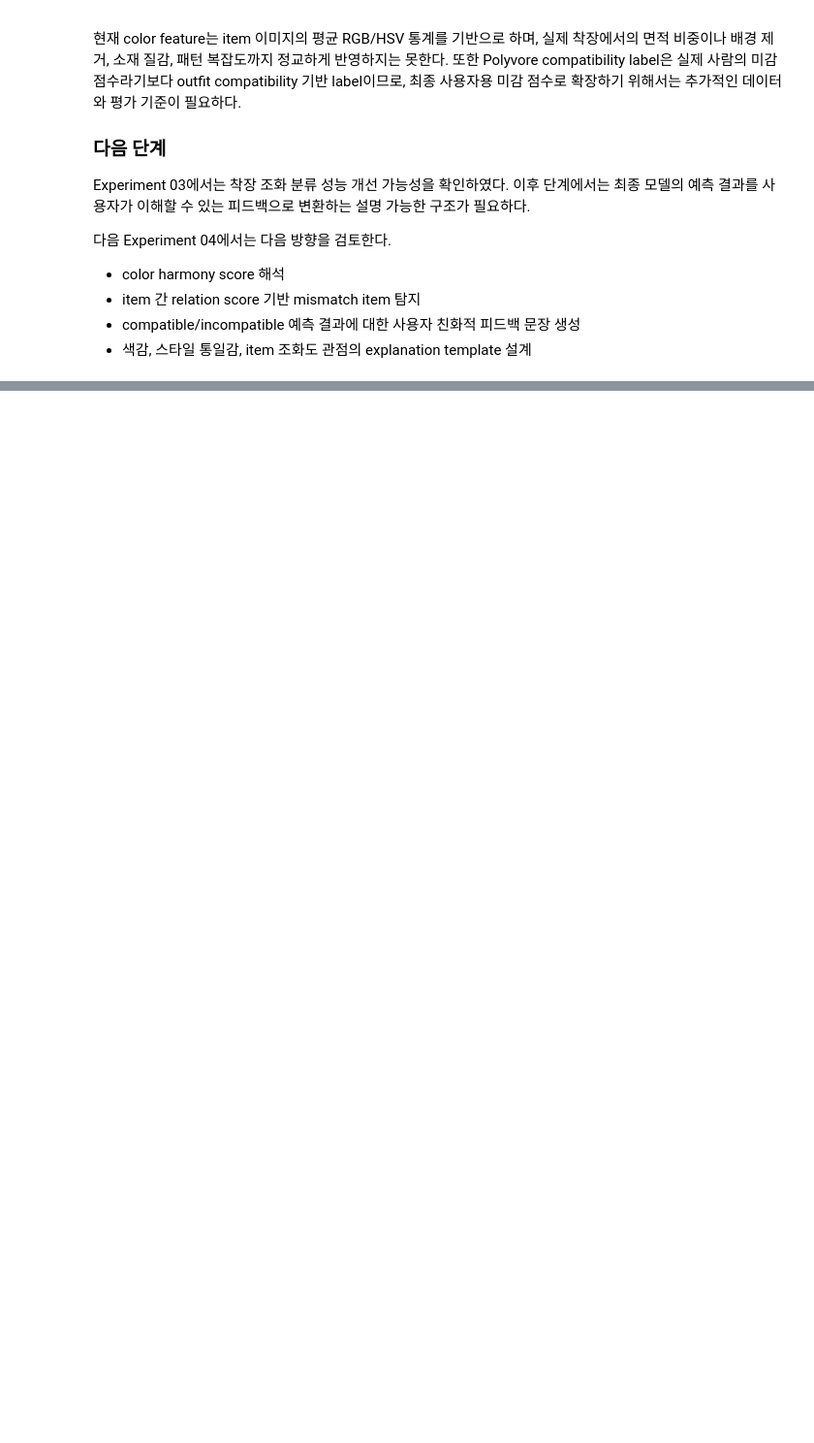
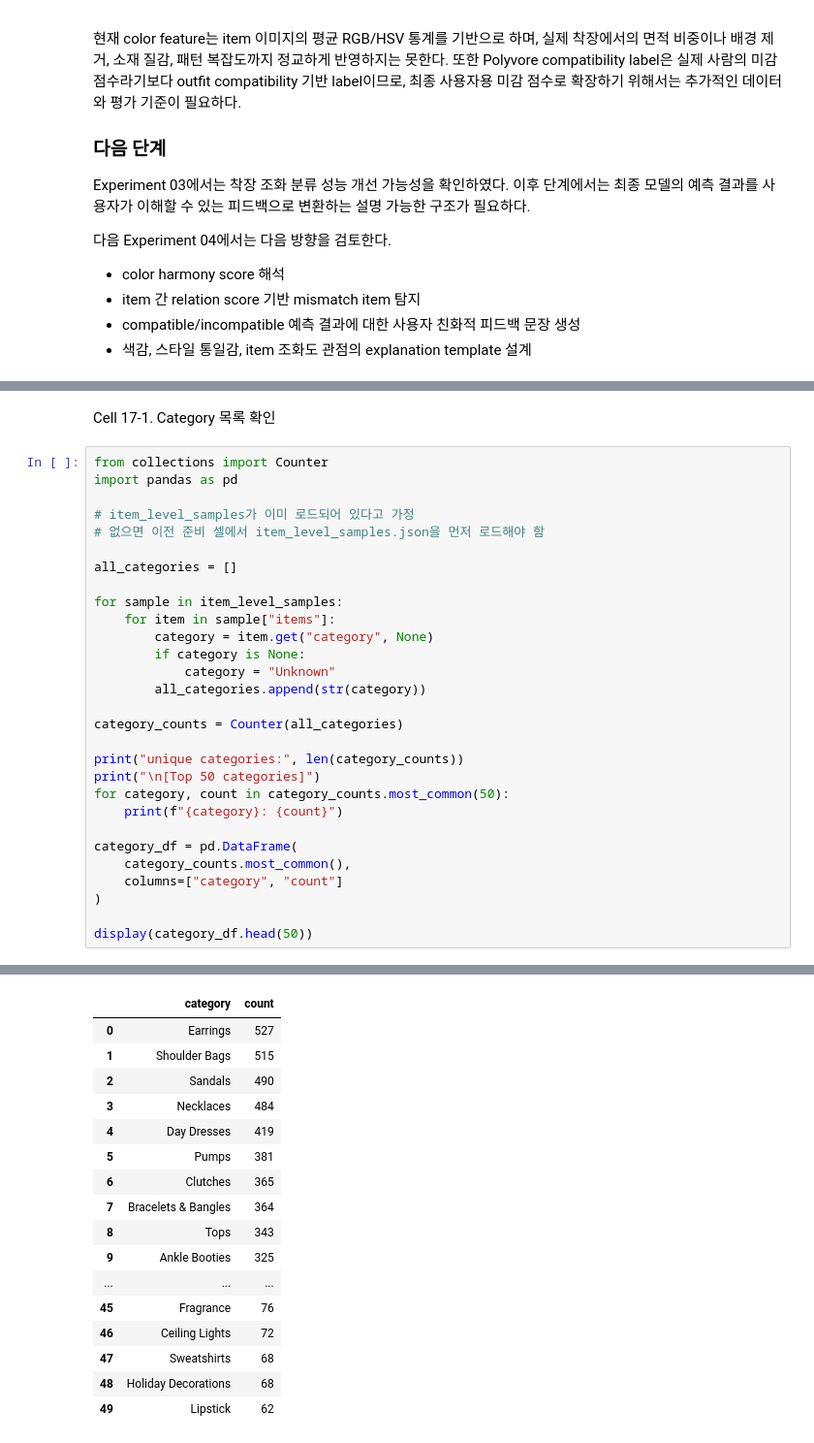
Before and after one commit to dPdms21/aesthetic-ai, a Jupyter notebook: notebooks/experiment_03_clip_item_fusion.ipynb, the cells around one changed output, grey strips where cells are left out. Shown at 97% size. Cells and saved outputs as stored; diff of their text form; blank space fills up the shorter version.

```diff
--- a/notebooks/experiment_03_clip_item_fusion.ipynb
+++ b/notebooks/experiment_03_clip_item_fusion.ipynb
@@ -4539,0 +4700,32 @@ Experiment 03에서는 착장 조화 분류 성능 개선 가능성을 확인하
+# %% [markdown]
+Cell 17-1. Category 목록 확인
+# %%
+from collections import Counter
+import pandas as pd
+
+# item_level_samples가 이미 로드되어 있다고 가정
+# 없으면 이전 준비 셀에서 item_level_samples.json을 먼저 로드해야 함
+
+all_categories = []
+
+for sample in item_level_samples:
+    for item in sample["items"]:
+        category = item.get("category", None)
+        if category is None:
+            category = "Unknown"
+        all_categories.append(str(category))
+
+category_counts = Counter(all_categories)
+
+print("unique categories:", len(category_counts))
+print("\n[Top 50 categories]")
+for category, count in category_counts.most_common(50):
+    print(f"{category}: {count}")
+
+category_df = pd.DataFrame(
+    category_counts.most_common(),
+    columns=["category", "count"]
+)
+
+display(category_df.head(50))
+# %% [output]
@@ -4539,0 +4749,17 @@ Experiment 03에서는 착장 조화 분류 성능 개선 가능성을 확인하
+|  | category | count |
+| 0 | Earrings | 527 |
+| 1 | Shoulder Bags | 515 |
+| 2 | Sandals | 490 |
+| 3 | Necklaces | 484 |
+| 4 | Day Dresses | 419 |
+| 5 | Pumps | 381 |
+| 6 | Clutches | 365 |
+| 7 | Bracelets & Bangles | 364 |
+| 8 | Tops | 343 |
+| 9 | Ankle Booties | 325 |
+| ... | ... | ... |
+| 45 | Fragrance | 76 |
+| 46 | Ceiling Lights | 72 |
+| 47 | Sweatshirts | 68 |
+| 48 | Holiday Decorations | 68 |
+| 49 | Lipstick | 62 |
```
Also changed, not shown: parts of 66 cells of this notebook, 6 other files.
